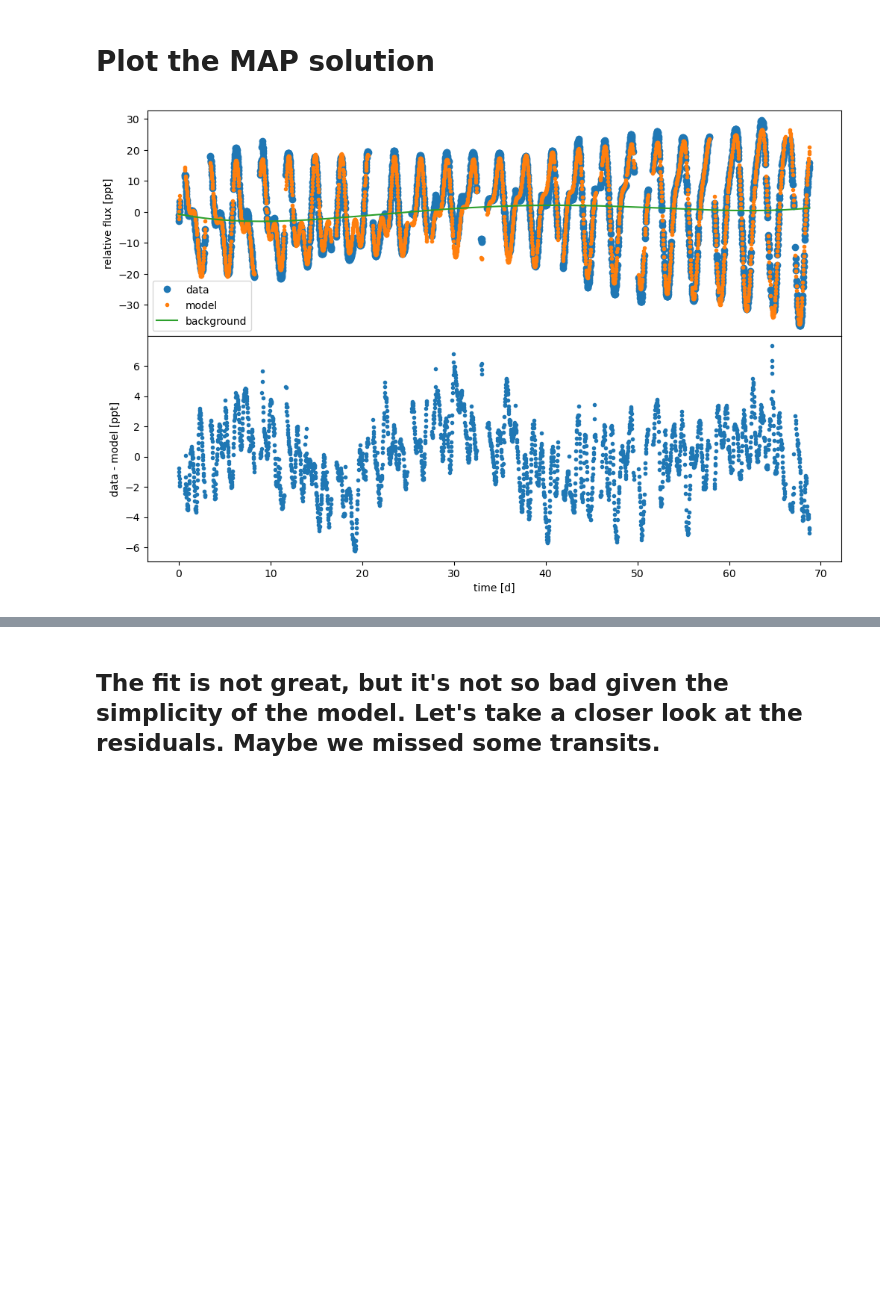
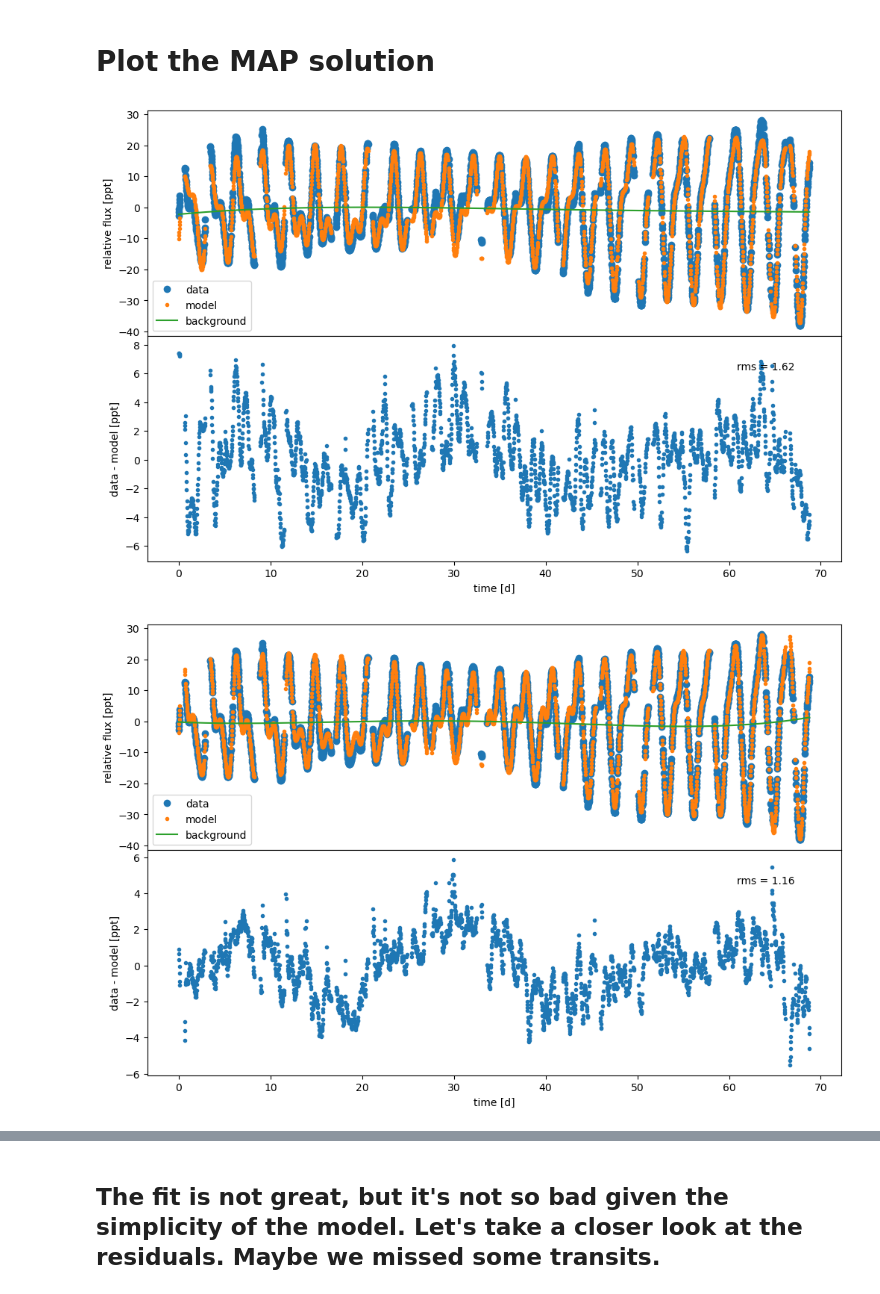
Before and after one commit to trevordavid/v1298tau-differential-rotation, a Jupyter notebook: notebooks/period-drift-model.ipynb, the cells around one changed output, grey strips where cells are left out. Cells and saved outputs as stored; diff of their text form; code cells hidden in the pictures; blank space fills up the shorter version.

```diff
--- a/notebooks/period-drift-model.ipynb
+++ b/notebooks/period-drift-model.ipynb
@@ -587,19 +704,33 @@ map_soln0
 # %% [markdown]
 # Plot the MAP solution
-# %%
-fig, (ax1,ax2) = plt.subplots(nrows=2,ncols=1,figsize=(12,8))
-
-ax1.plot(x, y, 'o', label="data")
-ax1.plot(x, map_soln0["lc_model"], '.', color='C1', label="model")
-ax1.plot(x, map_soln0["bkg"], 'C2', label='background')
-ax1.legend()
-ax2.plot(x, y-map_soln0["lc_model"], '.')
-
-ax1.set_ylabel("relative flux [ppt]")
-ax2.set_ylabel("data - model [ppt]")
-ax2.set_xlabel("time [d]")
-
-plt.subplots_adjust(hspace=0)
-plt.show()
-# %% [output]
-[figure, removed]
+# %%
+def plot_map_soln(x,y,map_soln):
+
+    fig, (ax1,ax2) = plt.subplots(nrows=2, ncols=1, figsize=(12,8))
+
+    ax1.plot(x, y, 'o', label="data")
+    ax1.plot(x, map_soln["lc_model"], '.', color='C1', label="model")
+    ax1.plot(x, map_soln["bkg"], 'C2', label='background')
+    ax1.legend()
+
+    ax1.set_ylabel("relative flux [ppt]")
+    ax2.set_ylabel("data - model [ppt]")
+    ax2.set_xlabel("time [d]")
+
+    resid = y-map_soln["lc_model"]
+    rms = np.sqrt(np.median(resid ** 2))
+
+    ax2.plot(x, resid, '.')
+    ax2.text(0.85,0.85,'rms = '+str(np.round(rms,2)), transform=ax2.transAxes)
+
+    plt.subplots_adjust(hspace=0)
+    plt.show()
+
+    return
+
+#plot_map_soln(x,y,map_soln0) #constant period model
+plot_map_soln(x,y,map_soln1) #constant period model (compact representation)
+plot_map_soln(x,y,map_soln2) #period drift model (compact representation)
+# %% [output]
+[figure, added]
+[figure, added]
```
Also changed, not shown: parts of 27 cells of this notebook.
